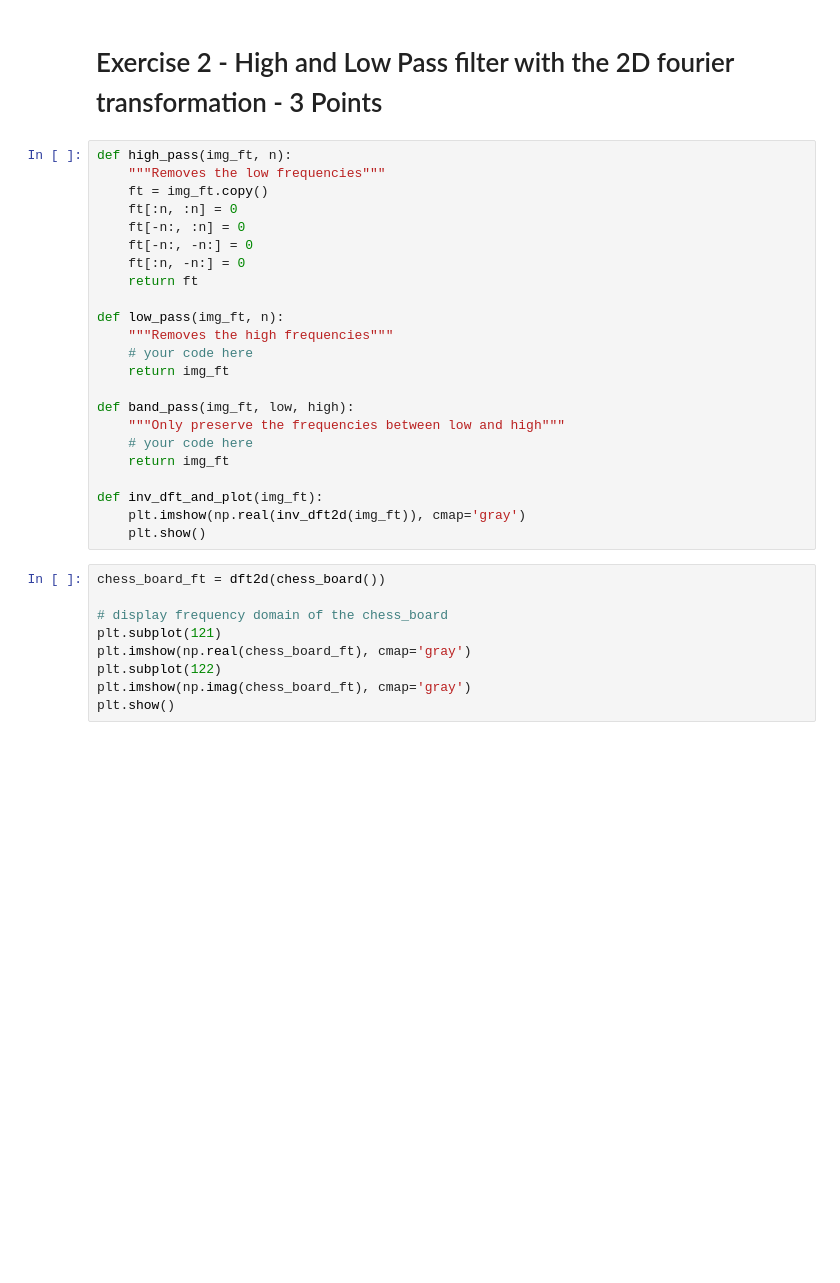
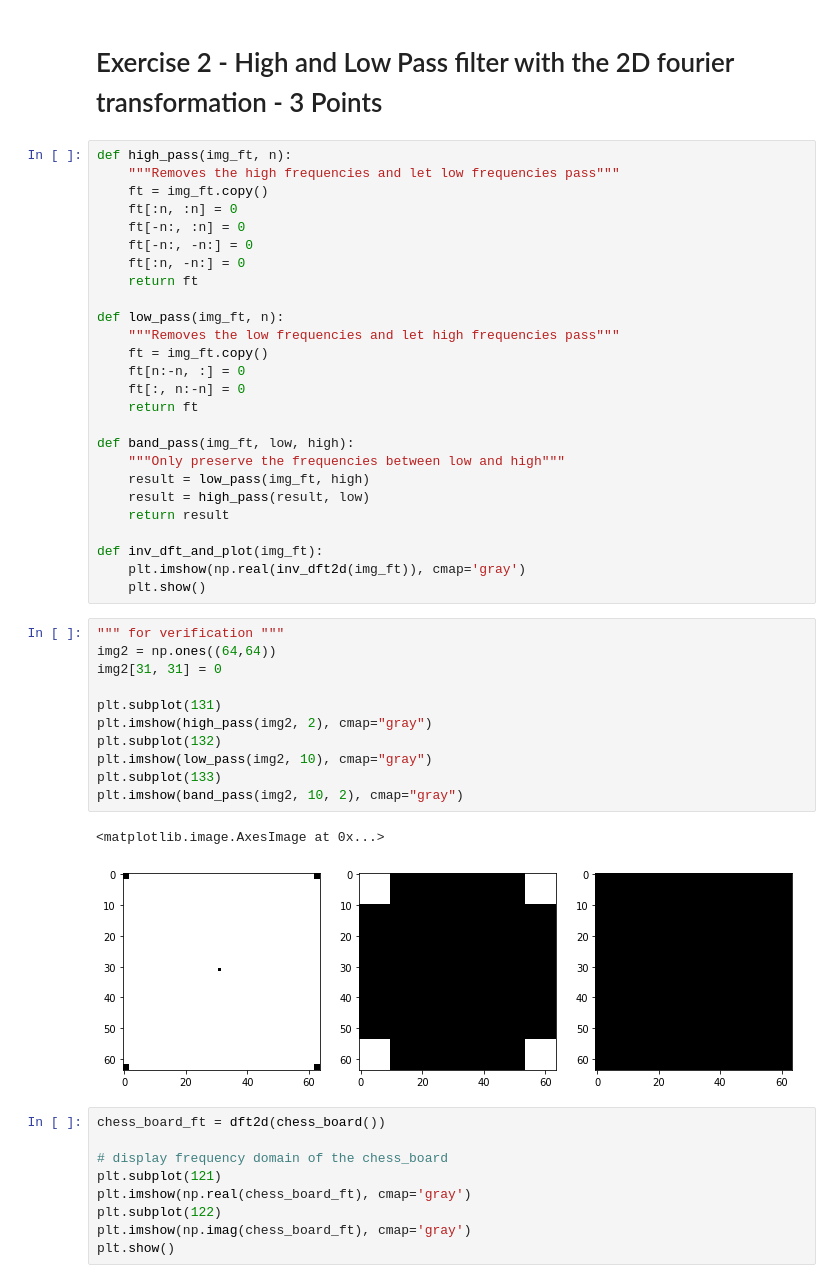
Before and after one commit to Ad96el/Bilderkennung, a Jupyter notebook: assignments/07_assignment.ipynb, the cells around one changed output. Cells and saved outputs as stored; diff of their text form; blank space fills up the shorter version.

```diff
--- a/assignments/07_assignment.ipynb
+++ b/assignments/07_assignment.ipynb
@@ -75,7 +88,7 @@ plt.show()
 # Exercise 2 - High and Low Pass filter with the 2D fourier transformation - 3 Points
 # %%
 def high_pass(img_ft, n):
-    """Removes the low frequencies"""
+    """Removes the high frequencies and let low frequencies pass"""
     ft = img_ft.copy()
     ft[:n, :n] = 0
     ft[-n:, :n] = 0
@@ -84,18 +97,35 @@ def high_pass(img_ft, n):
     return ft
 
 def low_pass(img_ft, n):
-    """Removes the high frequencies"""
-    # your code here
-    return img_ft
+    """Removes the low frequencies and let high frequencies pass"""
+    ft = img_ft.copy()
+    ft[n:-n, :] = 0
+    ft[:, n:-n] = 0
+    return ft
 
 def band_pass(img_ft, low, high):
     """Only preserve the frequencies between low and high"""
-    # your code here
-    return img_ft
+    result = low_pass(img_ft, high)
+    result = high_pass(result, low)
+    return result
 
 def inv_dft_and_plot(img_ft):
     plt.imshow(np.real(inv_dft2d(img_ft)), cmap='gray')
     plt.show()
+# %%
+""" for verification """
+img2 = np.ones((64,64))
+img2[31, 31] = 0
+
+plt.subplot(131)
+plt.imshow(high_pass(img2, 2), cmap="gray")
+plt.subplot(132)
+plt.imshow(low_pass(img2, 10), cmap="gray")
+plt.subplot(133)
+plt.imshow(band_pass(img2, 10, 2), cmap="gray")
+# %% [output]
+<matplotlib.image.AxesImage at 0x...>
+[figure, added]
 # %%
 chess_board_ft = dft2d(chess_board())
 
```
Also changed, not shown: parts of 10 cells of this notebook.
